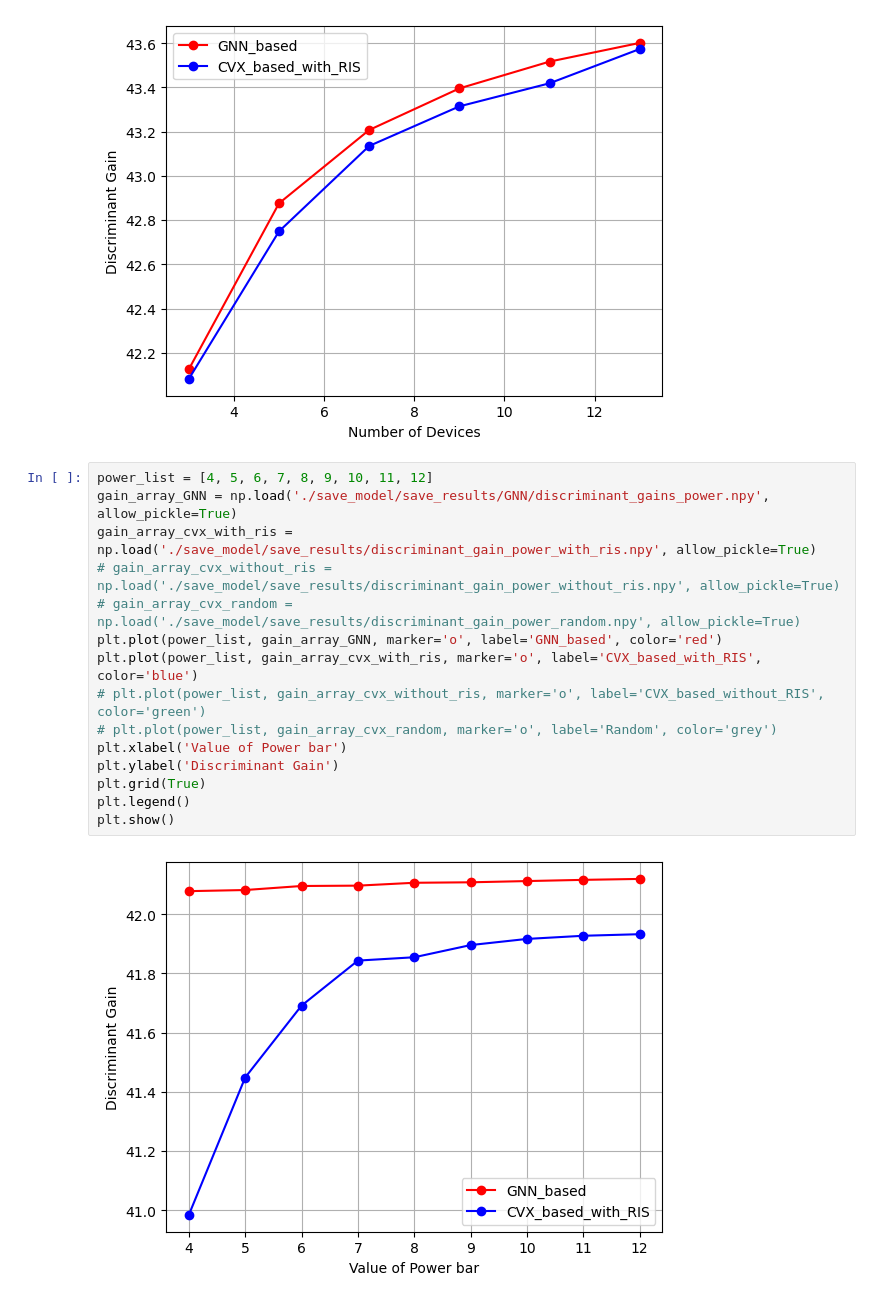
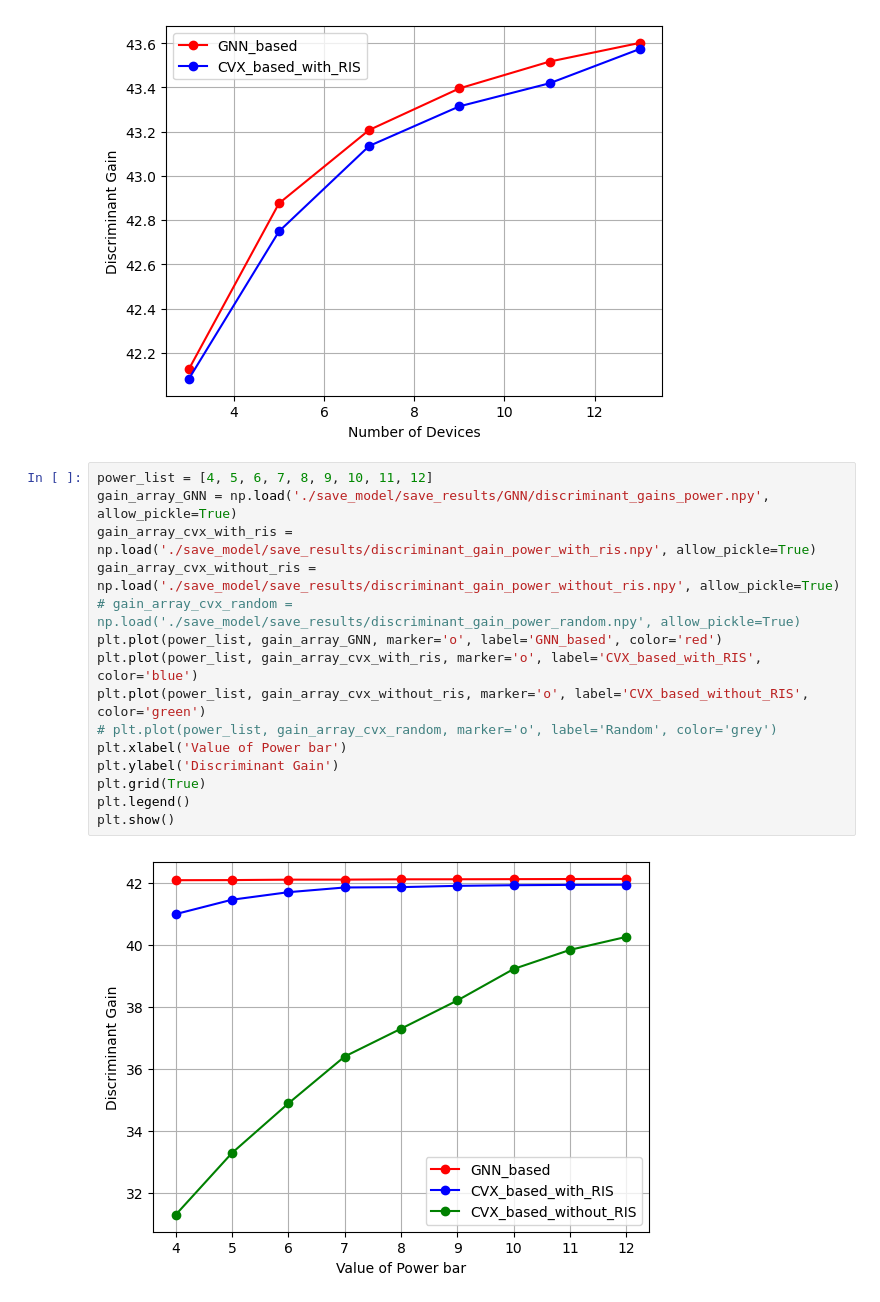
Before and after one commit to YuLong4/GNN-AirComp-RIS, a Jupyter notebook: drafts.ipynb, the cells around one changed output. Cells and saved outputs as stored; diff of their text form.

Commit message:
add power without ris

```diff
--- a/drafts.ipynb
+++ b/drafts.ipynb
@@ -21,20 +21,20 @@ plt.show()
 # %%
 power_list = [4, 5, 6, 7, 8, 9, 10, 11, 12]
 gain_array_GNN = np.load('./save_model/save_results/GNN/discriminant_gains_power.npy', allow_pickle=True)
 gain_array_cvx_with_ris = np.load('./save_model/save_results/discriminant_gain_power_with_ris.npy', allow_pickle=True)
-# gain_array_cvx_without_ris = np.load('./save_model/save_results/discriminant_gain_power_without_ris.npy', allow_pickle=True)
+gain_array_cvx_without_ris = np.load('./save_model/save_results/discriminant_gain_power_without_ris.npy', allow_pickle=True)
 # gain_array_cvx_random = np.load('./save_model/save_results/discriminant_gain_power_random.npy', allow_pickle=True)
 plt.plot(power_list, gain_array_GNN, marker='o', label='GNN_based', color='red')
 plt.plot(power_list, gain_array_cvx_with_ris, marker='o', label='CVX_based_with_RIS', color='blue')
-# plt.plot(power_list, gain_array_cvx_without_ris, marker='o', label='CVX_based_without_RIS', color='green')
+plt.plot(power_list, gain_array_cvx_without_ris, marker='o', label='CVX_based_without_RIS', color='green')
 # plt.plot(power_list, gain_array_cvx_random, marker='o', label='Random', color='grey')
 plt.xlabel('Value of Power bar')
 plt.ylabel('Discriminant Gain')
 plt.grid(True)
 plt.legend()
 plt.show()
 # %% [output]
-[figure, old version]
+[figure, new version]
 # %%
 num_ris_list = [10, 20, 30, 40, 50, 60]
 gain_array_GNN = np.load('./save_model/save_results/GNN/discriminant_gains_ris.npy', allow_pickle=True)
```
Also changed, not shown: parts of 1 cell of this notebook, 5 other files.
